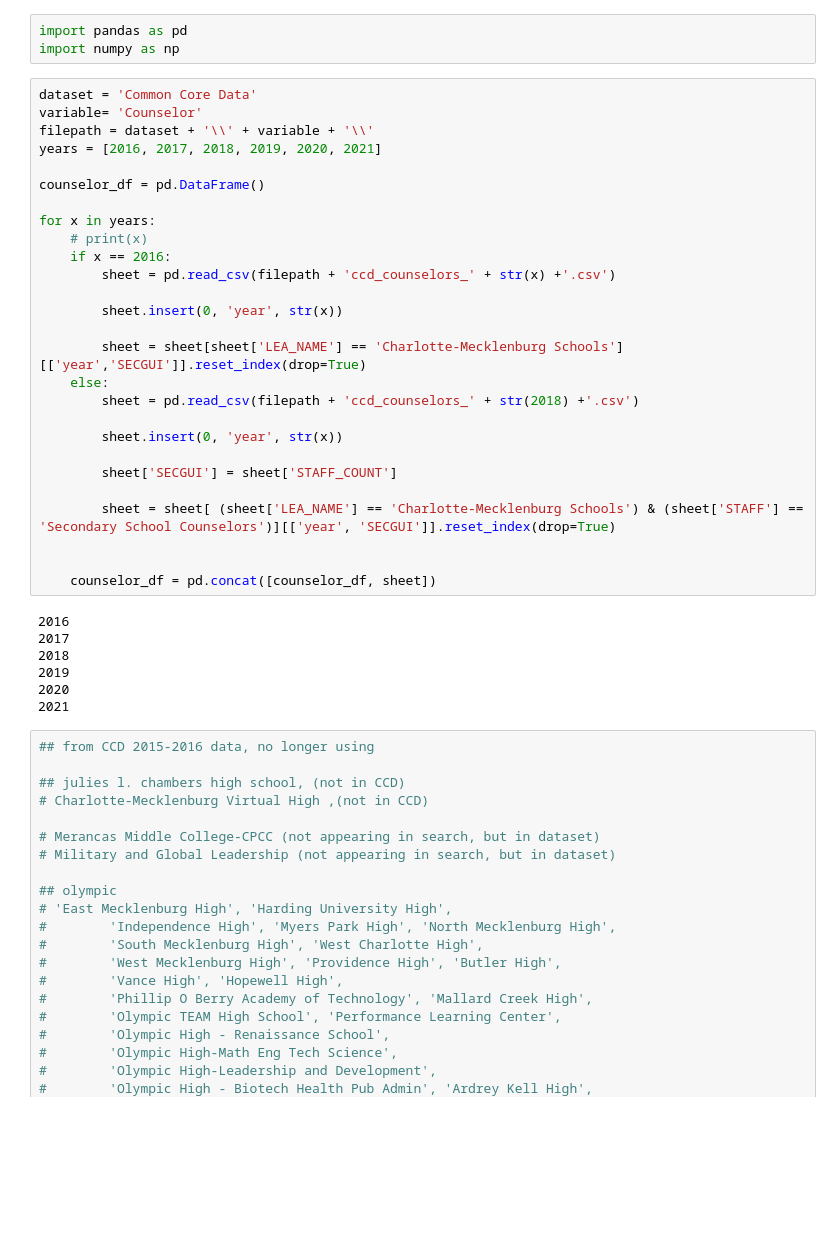
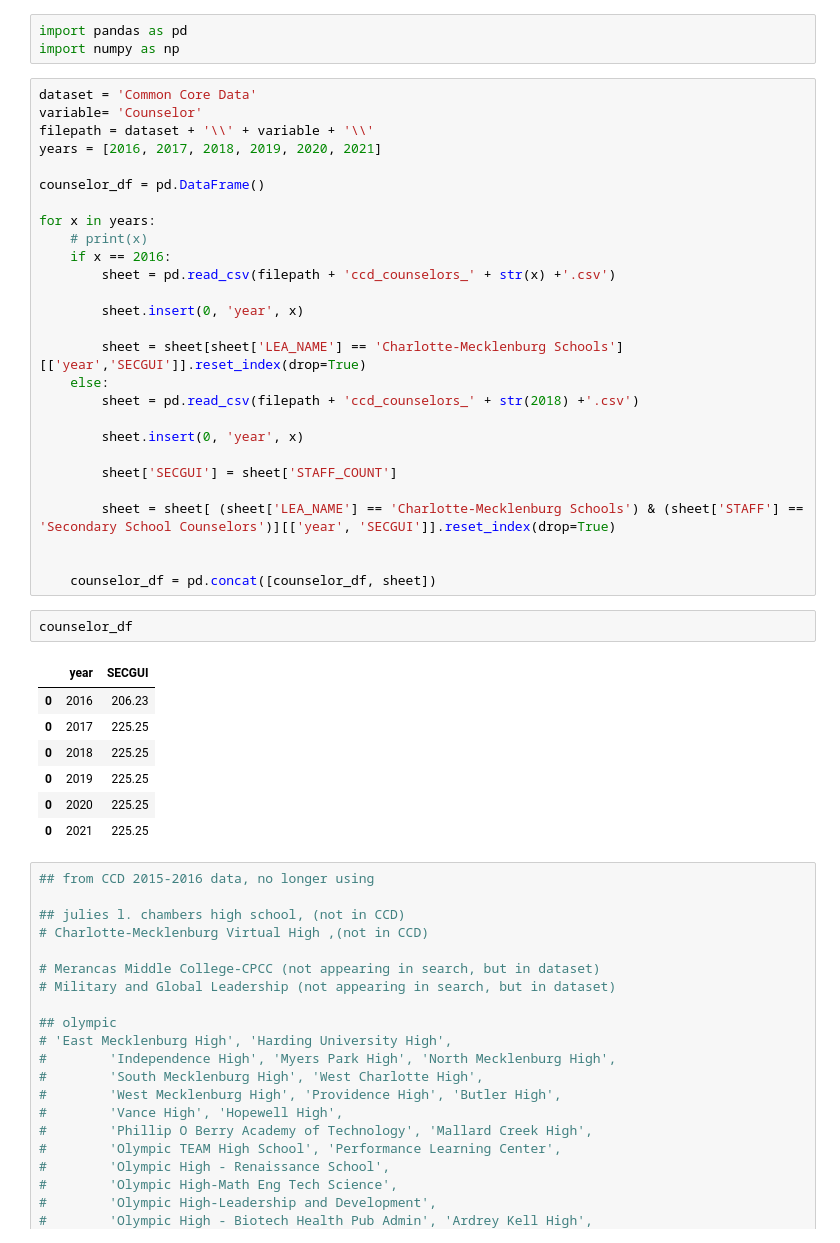
Before and after one commit to codypscott/DTSC4301, a Jupyter notebook: Dataprep/Dataprep.ipynb, the cells around one changed output. Cells and saved outputs as stored; diff of their text form; blank space fills up the shorter version.

```diff
--- a/Dataprep/Dataprep.ipynb
+++ b/Dataprep/Dataprep.ipynb
@@ -22,13 +22,13 @@ for x in years:
     if x == 2016:
         sheet = pd.read_csv(filepath + 'ccd_counselors_' + str(x) +'.csv')
 
-        sheet.insert(0, 'year', str(x))
+        sheet.insert(0, 'year', x)
 
         sheet = sheet[sheet['LEA_NAME'] == 'Charlotte-Mecklenburg Schools'][['year','SECGUI']].reset_index(drop=True)
     else:
         sheet = pd.read_csv(filepath + 'ccd_counselors_' + str(2018) +'.csv')
 
-        sheet.insert(0, 'year', str(x))
+        sheet.insert(0, 'year', x)
 
         sheet['SECGUI'] = sheet['STAFF_COUNT']
 
@@ -36,13 +36,16 @@ for x in years:
 
 
     counselor_df = pd.concat([counselor_df, sheet])
-# %% [output]
-2016
-2017
-2018
-2019
-2020
-2021
+# %%
+counselor_df
+# %% [output]
+|  | year | SECGUI |
+| 0 | 2016 | 206.23 |
+| 0 | 2017 | 225.25 |
+| 0 | 2018 | 225.25 |
+| 0 | 2019 | 225.25 |
+| 0 | 2020 | 225.25 |
+| 0 | 2021 | 225.25 |
 # %%
 ## from CCD 2015-2016 data, no longer using
 
```
Also changed, not shown: parts of 22 cells of this notebook, 2 other files.
